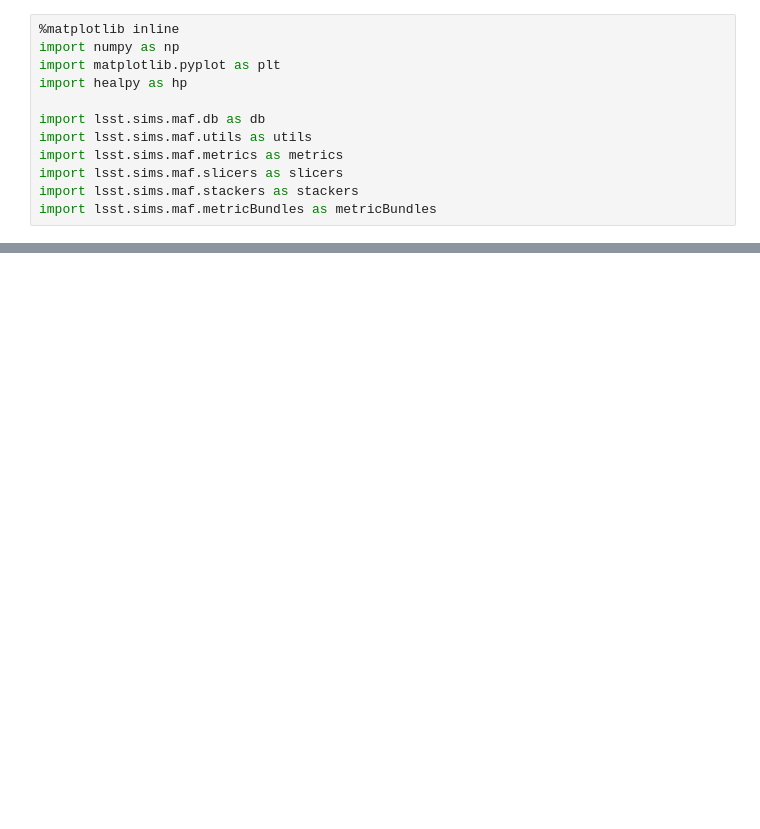
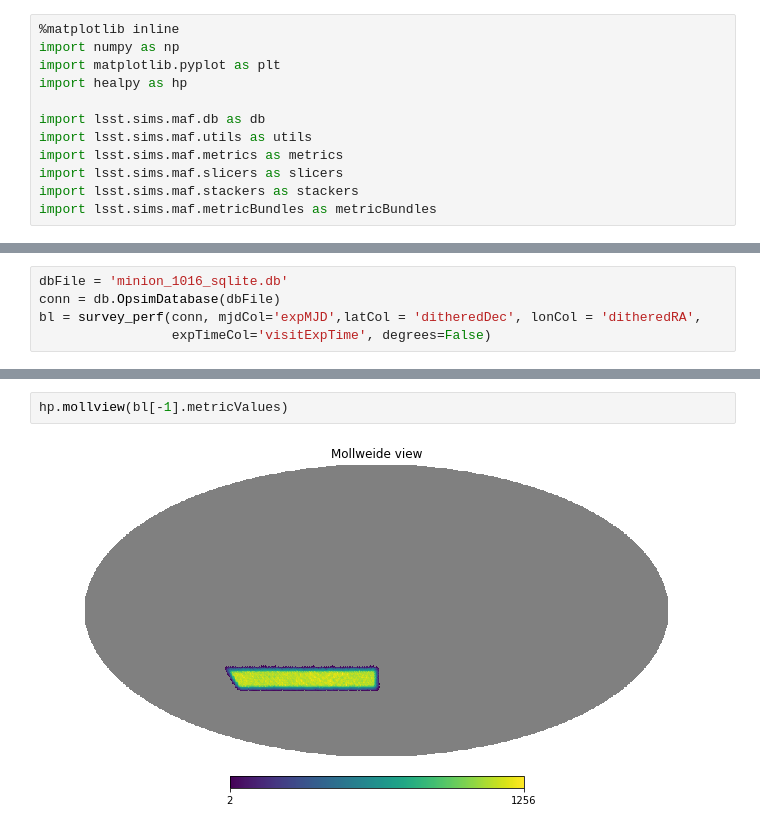
Before and after one commit to yoachim/18_scratch, a Jupyter notebook: bosf_values/BOSF_check.ipynb, the cells around one changed output, grey strips where cells are left out. Drawn from its saved outputs; the diff is of its cells as text; blank space fills up the shorter version.

```diff
--- a/bosf_values/BOSF_check.ipynb
+++ b/bosf_values/BOSF_check.ipynb
@@ -104,0 +107,5 @@ Minion Open Shutter Fraction=0.735663
+# %%
+dbFile = 'minion_1016_sqlite.db'
+conn = db.OpsimDatabase(dbFile)
+bl = survey_perf(conn, mjdCol='expMJD',latCol = 'ditheredDec', lonCol = 'ditheredRA',
+                 expTimeCol='visitExpTime', degrees=False)
@@ -105,3 +133,7 @@ Minion Open Shutter Fraction=0.735663
+# %%
+hp.mollview(bl[-1].metricValues)
+# %% [output]
+[figure, added]
 # %%
 dbFile = 'astro-lsst-01_2013.db'
 # This connection checks which version it thinks the database is and should do the right thing schema-wise
```
Also changed, not shown: parts of 11 cells of this notebook.
